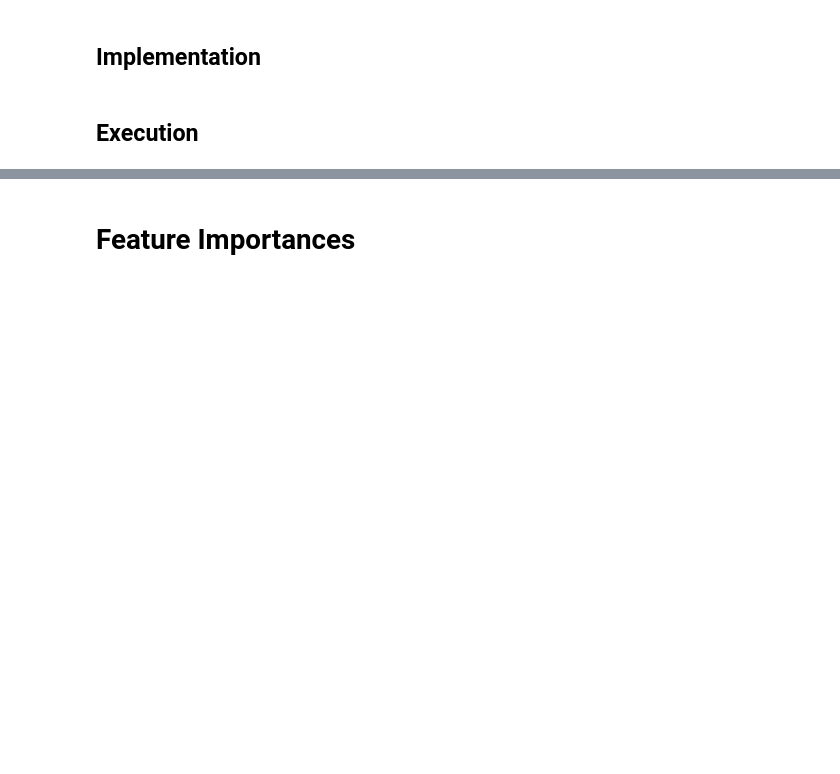
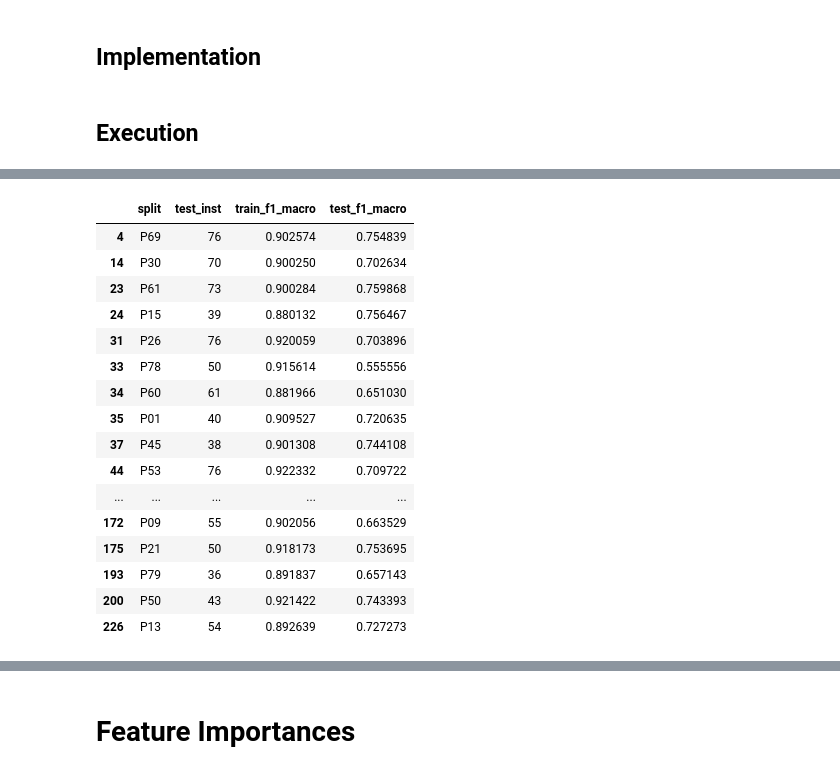
Before and after one commit to SteinPanyu/IndependentReproducibility, a Jupyter notebook: ModelTraining & Evaluation.ipynb, the cells around one changed output, grey strips where cells are left out. Cells and saved outputs as stored; diff of their text form; code cells hidden in the pictures; blank space fills up the shorter version.

```diff
--- a/ModelTraining & Evaluation.ipynb
+++ b/ModelTraining & Evaluation.ipynb
@@ -662 +662,27 @@ RESULTS_EVAL.head()
 5 rows × 60 columns
+# %%
+RESULTS_xgbos = RESULTS_EVAL[RESULTS_EVAL['alg']=='xgb_os']
+# %%
+mask_performance = RESULTS_xgbos['test_f1_macro'] >= 0.761
+RESULTS_xgbos_high_performance = RESULTS_xgbos[mask_performance]
+RESULTS_xgbos_low_performance = RESULTS_xgbos[~mask_performance]
+# %%
+RESULTS_xgbos_low_performance[['split','test_inst','train_f1_macro','test_f1_macro']]
+# %% [output]
+|  | split | test_inst | train_f1_macro | test_f1_macro |
+| 4 | P69 | 76 | 0.902574 | 0.754839 |
+| 14 | P30 | 70 | 0.900250 | 0.702634 |
+| 23 | P61 | 73 | 0.900284 | 0.759868 |
+| 24 | P15 | 39 | 0.880132 | 0.756467 |
+| 31 | P26 | 76 | 0.920059 | 0.703896 |
+| 33 | P78 | 50 | 0.915614 | 0.555556 |
+| 34 | P60 | 61 | 0.881966 | 0.651030 |
+| 35 | P01 | 40 | 0.909527 | 0.720635 |
+| 37 | P45 | 38 | 0.901308 | 0.744108 |
+| 44 | P53 | 76 | 0.922332 | 0.709722 |
+| ... | ... | ... | ... | ... |
+| 172 | P09 | 55 | 0.902056 | 0.663529 |
+| 175 | P21 | 50 | 0.918173 | 0.753695 |
+| 193 | P79 | 36 | 0.891837 | 0.657143 |
+| 200 | P50 | 43 | 0.921422 | 0.743393 |
+| 226 | P13 | 54 | 0.892639 | 0.727273 |
```
Also changed, not shown: parts of 6 cells of this notebook, 2 other files.
